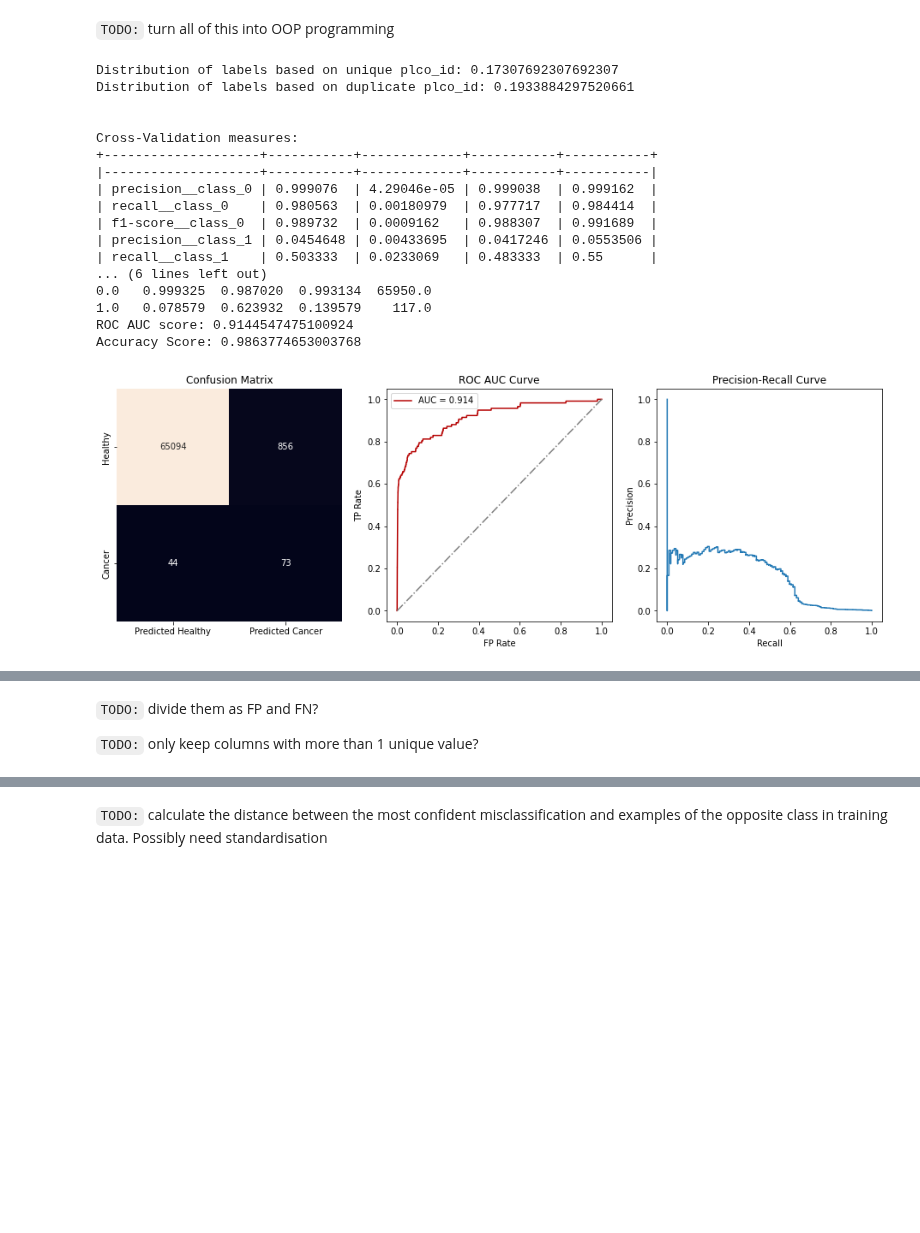
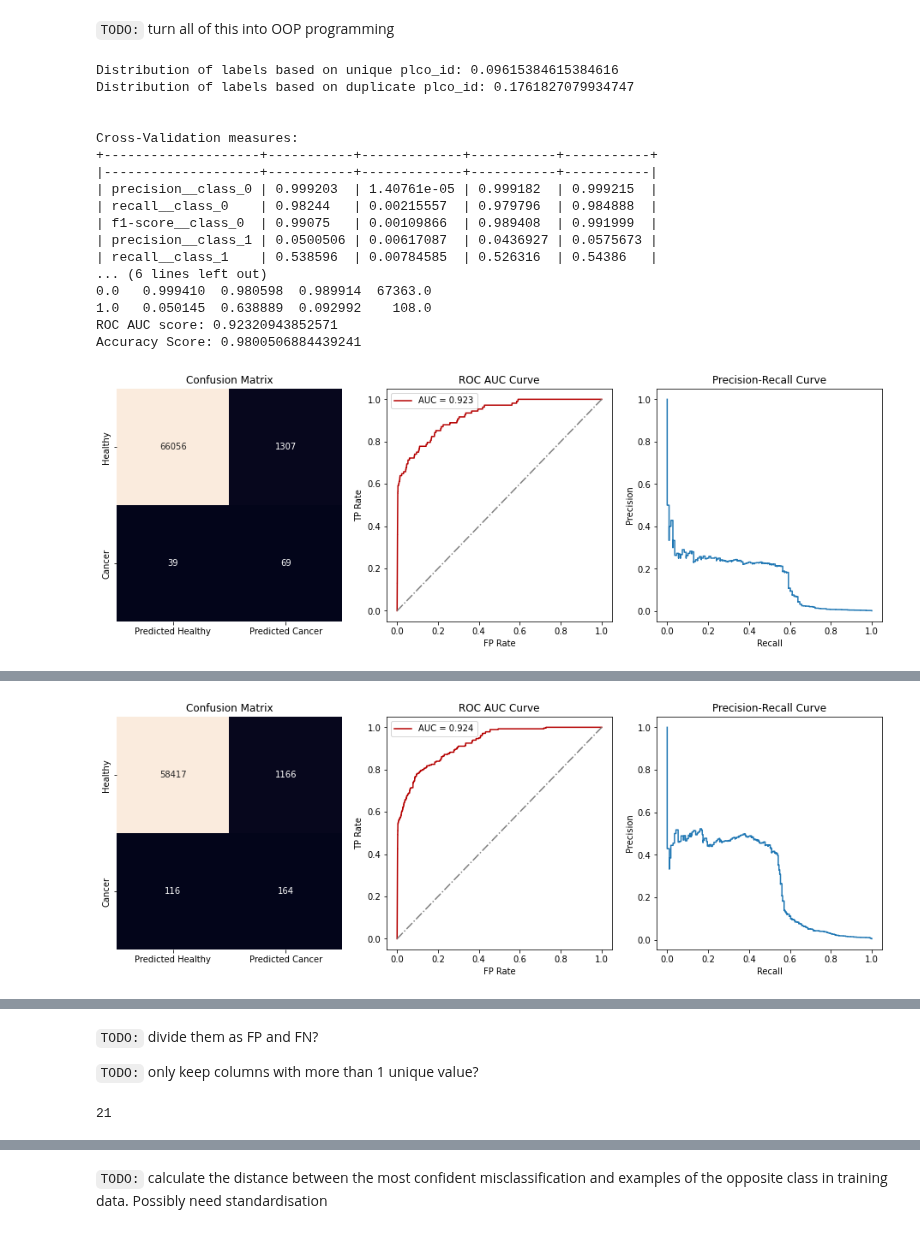
Before and after one commit to fedorenkood/ovarian_cancer_models, a Jupyter notebook: processing.ipynb, the cells around one changed output, grey strips where cells are left out. Saved outputs shown, nothing was run; the diff lists cells and outputs as text; code cells hidden in the pictures; blank space fills up the shorter version.

```diff
--- a/processing.ipynb
+++ b/processing.ipynb
@@ -290,0 +277,2 @@ last_propagated_df = last_propagated_df.drop('study_yr', axis=1)
+# %%
+missing_df = original_missing.merge(after_prop_missing, suffixes=['_before_propagation', '_after_propagation'], on='column_name')
@@ -415,34 +469,22 @@ def run_classifiers(classifiers, df, label, strategy='median', drop_n_features =
             print(classifier_type)
             auc, accuracy, report = run_classifier(classifier, X_train, X_test, y_train, y_test)
 
-            # Insert predicted class and its likelihood
-            y_pred = classifier.predict(X_test)
-            y_prob = classifier.predict_proba(X_test)[:,1]
-            X_test_mismatch = X_test.copy()
-            X_test_mismatch[label] = y_test
-            X_test_mismatch[f'{label}_pred'] = y_pred
-            X_test_mismatch[f'{label}_prob'] = y_prob
-            X_test_mismatch = X_test_mismatch.drop_duplicates()
-            X_test_mismatch = X_test_mismatch[X_test_mismatch[label] != X_test_mismatch[f'{label}_pred']]
-
-            # Select 5 nearest neightbors
-            nbrs = NearestNeighbors(n_neighbors=5, algorithm='ball_tree').fit(X_train)
-            distances, indices = nbrs.kneighbors(X_test.loc[X_test_mismatch.index, :])
-
             # Decision Tree feature selection
             if classifier_type in ['DecisionTreeClassifier', 'XGBClassifier']:
                 fn=X_train.columns
                 top_feature_stats, feature_importances = feature_selection(classifier, fn, accuracy, plot_tree=plot_tree,
                                                                                          filepath=f'./trees/decision_tree_for_{classifier_type}_{label}.png')
                 df_top_feature_importances.append(top_feature_stats)
-                top_feature_importance.append(feature_importances.iloc[0]['feature'])
+                top_feature_importance.append(feature_importances.iloc[0]['column_name'])
                 feature_importances = feature_importances[feature_importances['importance'] > 0]
                 if df_feature_importance_tree is not None:
-                    df_feature_importance_tree = df_feature_importance_tree.merge(feature_importances, on='feature', how='outer', suffixes=[f'_tiral_{i}', f'_tiral_{i+1}'])
+                    df_feature_importance_tree = df_feature_importance_tree.merge(feature_importances, on='column_name', how='outer', suffixes=[f'_tiral_{i}', f'_tiral_{i+1}'])
                 else:
                     df_feature_importance_tree = feature_importances
             auc_dict[classifier_type] = auc
             accuracy_dict[classifier_type] = accuracy
+
+            fp_mismatches = get_high_confidence_errors(classifier, X_train, X_test, y_train, y_test, label, label_val=0)
         # df = df.drop(top_feature_importance, axis=1)
 
-    return df_top_feature_importances, df_feature_importance_tree, X_test_mismatch
+    return df_top_feature_importances, df_feature_importance_tree, fp_mismatches
@@ -460,49 +500,33 @@ def run_classifiers(classifiers, df, label, strategy='median', drop_n_features =
 # %%
 classifiers = {
     # 'LogisticRegression': LogisticRegression(C= 0.25, random_state= 0),
     # 'GaussianNB': GaussianNB(var_smoothing= 1e-09),
     # 'DecisionTreeClassifier': DecisionTreeClassifier(criterion= 'entropy'),
     # 'RandomForestClassifier': RandomForestClassifier(criterion= 'entropy', n_estimators= 200),
     'XGBClassifier': XGBClassifier(eval_metric= 'error', learning_rate= 0.1)
 }
-years = [1]
+years = [1, 3, 5, 10]
 drop_n_features = 1
 cv=True
 for year in years:
     label = f'cancer_in_next_{year}_years' # 'cancer_in_next_10_years', 'ovar_cancer'
-    df_top_feature_importances, df_feature_importance_tree, X_test_mismatch = run_classifiers(classifiers, last_propagated_df, label, strategy='mean', cv=cv, drop_n_features = drop_n_features, num_folds=10, plot_tree=False)
-    if df_feature_importance_tree is not None and df_top_feature_importances is not None:
-        # print_df(df_feature_importance_tree)
-        # df_feature_importance_tree.to_csv(f'./feature_importance/feature_importance_for_cancer_in_{year}__{drop_n_features}_trials.csv')
-        print_df(pd.DataFrame(df_top_feature_importances))
-        # pd.DataFrame(df_top_feature_importances).to_csv(f'./top_{drop_n_features}_features_decision_tree_for__cancer_in_{label}.csv')
-        # Mean of feature importance over trials
-        # df_feature_importance_mean = df_feature_importance_tree.drop('feature', axis=1)
-        # df_feature_importance_mean = df_feature_importance_mean.T
-        # df_feature_importance_mean.columns = df_feature_importance_tree['feature']
-        # df_feature_importance_mean = df_feature_importance_mean.astype('float')
-        # df_feature_importance_mean_describe = df_feature_importance_mean.describe().T
-        # df_feature_importance_mean_describe.sort_values('mean', ascending=False, inplace=True)
-        # # print(df_feature_importance_mean_describe.columns)
-        # df_feature_importance_mean_describe = df_feature_importance_mean_describe[['count', 'mean']]
-        # print_df(df_feature_importance_mean_describe)
-        # df_feature_importance_mean_describe.to_csv(f'./feature_importance/feature_importance_mean_for_cancer_in_{year}__{drop_n_features}_trials.csv')
+    df_top_feature_importances, df_feature_importance_tree, X_test_mismatch = run_classifiers(classifiers, last_propagated_df, label, strategy='mean', cv=cv, drop_n_features = drop_n_features, num_folds=5, plot_tree=False)
 # %% [output]
-Distribution of labels based on unique plco_id: 0.17307692307692307
-Distribution of labels based on duplicate plco_id: 0.1933884297520661
+Distribution of labels based on unique plco_id: 0.09615384615384616
+Distribution of labels based on duplicate plco_id: 0.1761827079934747
 
 
 Cross-Validation measures:
 +--------------------+-----------+-------------+-----------+-----------+
 |--------------------+-----------+-------------+-----------+-----------|
-| precision__class_0 | 0.999076  | 4.29046e-05 | 0.999038  | 0.999162  |
-| recall__class_0    | 0.980563  | 0.00180979  | 0.977717  | 0.984414  |
-| f1-score__class_0  | 0.989732  | 0.0009162   | 0.988307  | 0.991689  |
-| precision__class_1 | 0.0454648 | 0.00433695  | 0.0417246 | 0.0553506 |
-| recall__class_1    | 0.503333  | 0.0233069   | 0.483333  | 0.55      |
+| precision__class_0 | 0.999203  | 1.40761e-05 | 0.999182  | 0.999215  |
+| recall__class_0    | 0.98244   | 0.00215557  | 0.979796  | 0.984888  |
+| f1-score__class_0  | 0.99075   | 0.00109866  | 0.989408  | 0.991999  |
+| precision__class_1 | 0.0500506 | 0.00617087  | 0.0436927 | 0.0575673 |
+| recall__class_1    | 0.538596  | 0.00784585  | 0.526316  | 0.54386   |
 ... (6 lines left out)
-0.0   0.999325  0.987020  0.993134  65950.0
-1.0   0.078579  0.623932  0.139579    117.0
-ROC AUC score: 0.9144547475100924
-Accuracy Score: 0.9863774653003768
+0.0   0.999410  0.980598  0.989914  67363.0
+1.0   0.050145  0.638889  0.092992    108.0
+ROC AUC score: 0.92320943852571
+Accuracy Score: 0.9800506884439241
-[figure, old version]
+[figure, new version]
@@ -513,0 +550 @@ Accuracy Score: 0.9863774653003768
+[figure, added]
@@ -523,0 +591,4 @@ X_test_mismatch = X_test_mismatch[X_test_mismatch['cancer_in_next_1_years_pred']
+# %%
+len(X_test_mismatch)
+# %% [output]
+21
```
Also changed, not shown: parts of 23 cells of this notebook, 1 other file.
